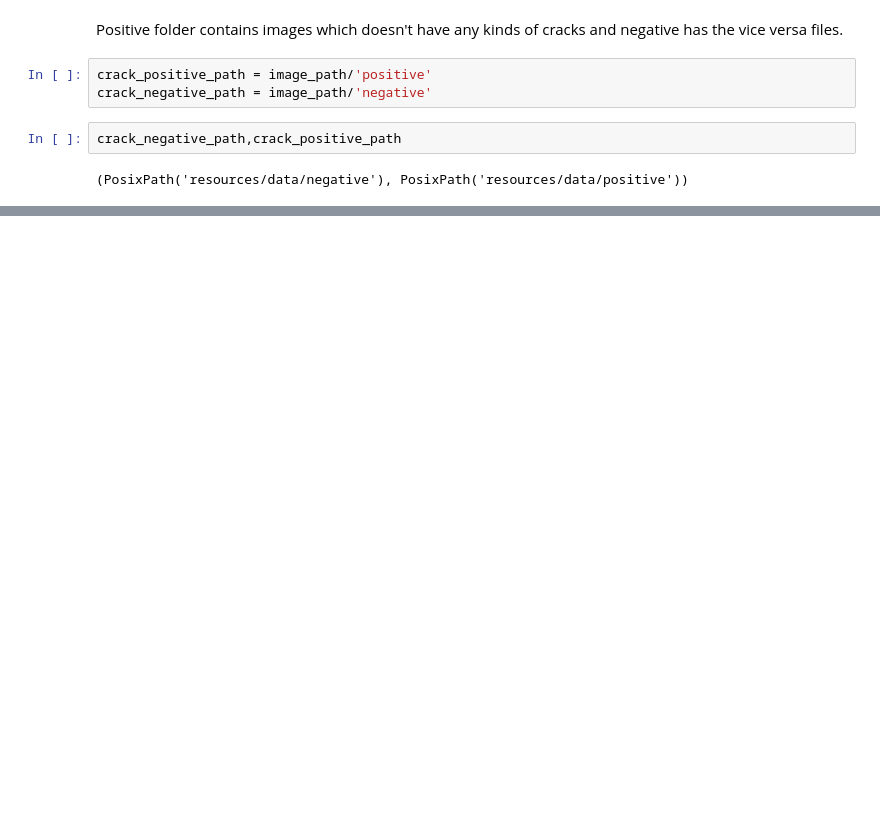
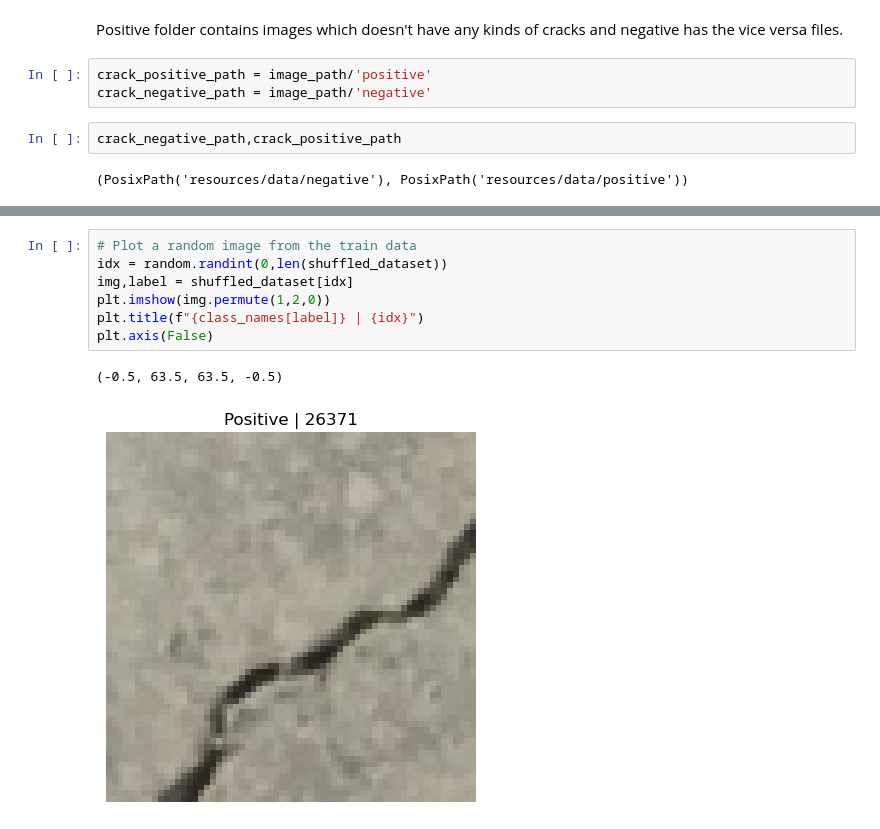
Before and after one commit to Tinonturja/Detecting-Crack-Image-Classification-Project-, a Jupyter notebook: Dataset.ipynb, the cells around one changed output, grey strips where cells are left out. Saved outputs shown, nothing was run; the diff lists cells and outputs as text; blank space fills up the shorter version.

```diff
--- a/Dataset.ipynb
+++ b/Dataset.ipynb
@@ -104,0 +155,10 @@ for idx,img in enumerate(rand_imgs):
+# %%
+# Plot a random image from the train data
+idx = random.randint(0,len(shuffled_dataset))
+img,label = shuffled_dataset[idx]
+plt.imshow(img.permute(1,2,0))
+plt.title(f"{class_names[label]} | {idx}")
+plt.axis(False)
+# %% [output]
+(-0.5, 63.5, 63.5, -0.5)
+[figure, added]
```
Also changed, not shown: parts of 17 cells of this notebook, 1 other file.
